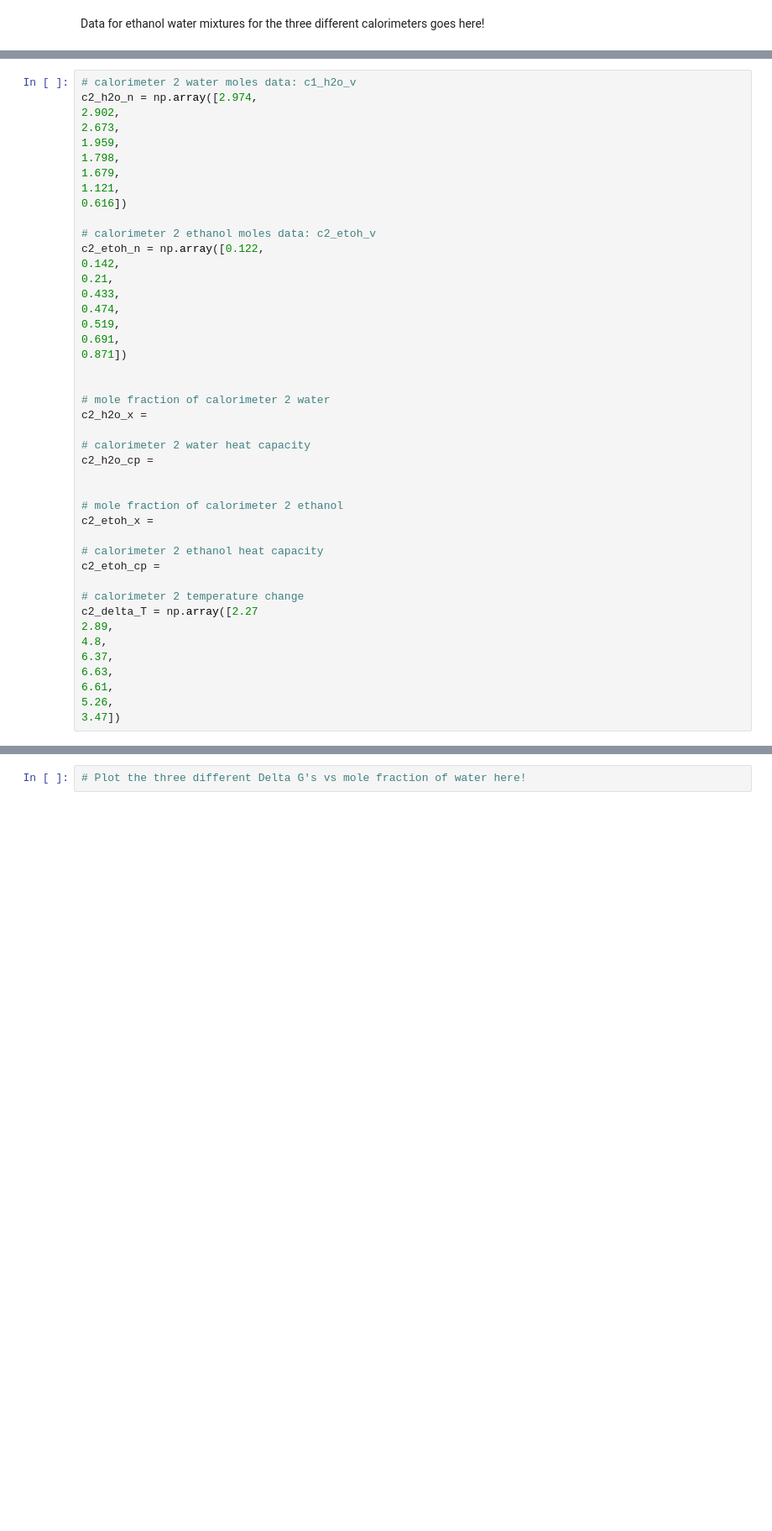
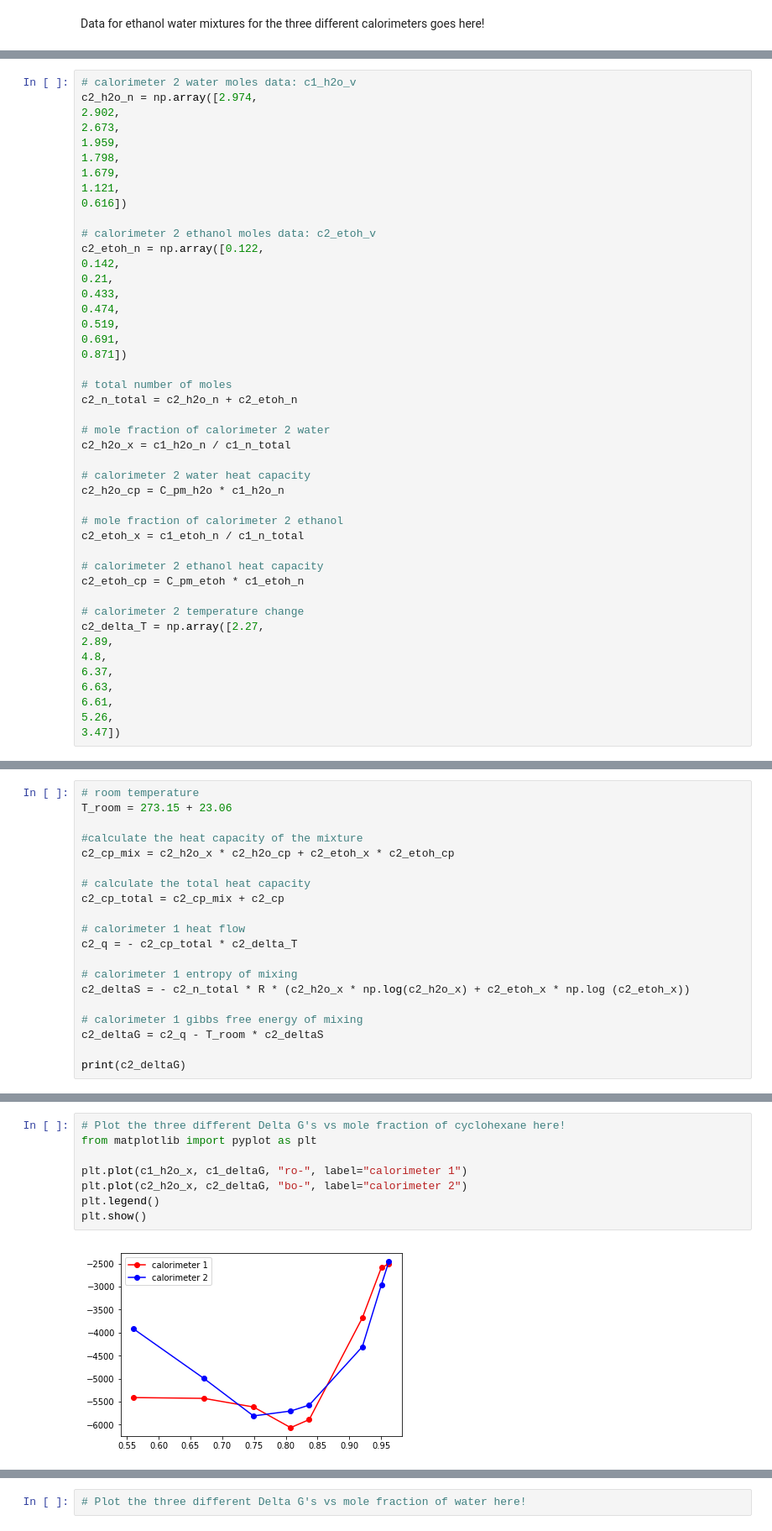
Before and after one commit to FoleyLab/Chem_3150, a Jupyter notebook: Courtnee Aristil/enthalpy_of_mixing.ipynb, the cells around one changed output, grey strips where cells are left out. Shown at 84% size. Saved outputs shown, nothing was run; the diff lists cells and outputs as text; blank space fills up the shorter version.

```diff
--- a/Courtnee Aristil/enthalpy_of_mixing.ipynb
+++ b/Courtnee Aristil/enthalpy_of_mixing.ipynb
@@ -317,22 +369,23 @@ c2_etoh_n = np.array([0.122,
 0.691,
 0.871])
 
+# total number of moles
+c2_n_total = c2_h2o_n + c2_etoh_n
 
 # mole fraction of calorimeter 2 water
-c2_h2o_x =
+c2_h2o_x = c1_h2o_n / c1_n_total
 
 # calorimeter 2 water heat capacity
-c2_h2o_cp =
-
+c2_h2o_cp = C_pm_h2o * c1_h2o_n
 
 # mole fraction of calorimeter 2 ethanol
-c2_etoh_x =
+c2_etoh_x = c1_etoh_n / c1_n_total
 
 # calorimeter 2 ethanol heat capacity
-c2_etoh_cp =
+c2_etoh_cp = C_pm_etoh * c1_etoh_n
 
 # calorimeter 2 temperature change
-c2_delta_T = np.array([2.27
+c2_delta_T = np.array([2.27,
 2.89,
 4.8,
 6.37,
@@ -342,0 +422,20 @@ c2_delta_T = np.array([2.27
+# %%
+# room temperature
+T_room = 273.15 + 23.06
+
+#calculate the heat capacity of the mixture
+c2_cp_mix = c2_h2o_x * c2_h2o_cp + c2_etoh_x * c2_etoh_cp
+
+# calculate the total heat capacity
+c2_cp_total = c2_cp_mix + c2_cp
+
+# calorimeter 1 heat flow
+c2_q = - c2_cp_total * c2_delta_T
+
+# calorimeter 1 entropy of mixing
+c2_deltaS = - c2_n_total * R * (c2_h2o_x * np.log(c2_h2o_x) + c2_etoh_x * np.log (c2_etoh_x))
+
+# calorimeter 1 gibbs free energy of mixing
+c2_deltaG = c2_q - T_room * c2_deltaS
+
+print(c2_deltaG)
@@ -343,3 +445,13 @@ c2_delta_T = np.array([2.27
+# %%
+# Plot the three different Delta G's vs mole fraction of cyclohexane here!
+from matplotlib import pyplot as plt
+
+plt.plot(c1_h2o_x, c1_deltaG, "ro-", label="calorimeter 1")
+plt.plot(c2_h2o_x, c2_deltaG, "bo-", label="calorimeter 2")
+plt.legend()
+plt.show()
+# %% [output]
+[figure, added]
 # %%
 
 # calorimeter 1 heat flow
```
Also changed, not shown: parts of 14 cells of this notebook.
